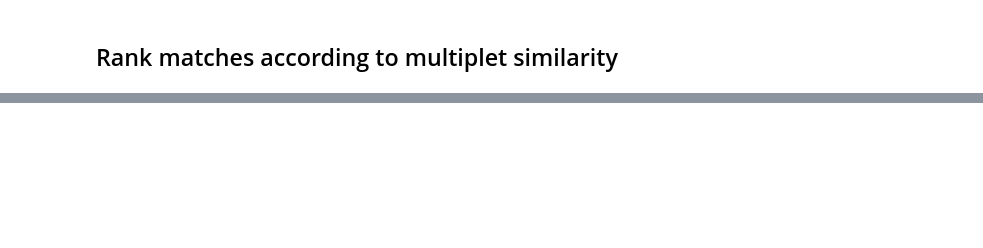
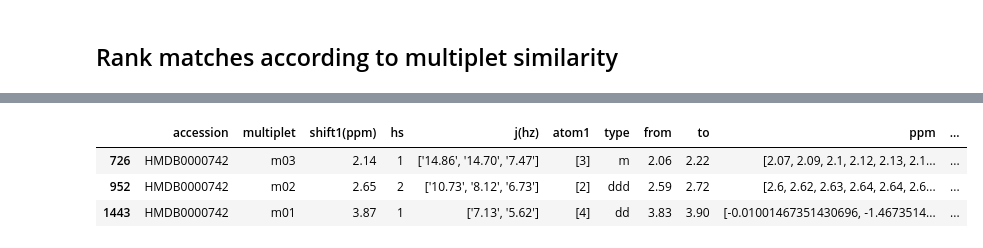
Before and after one commit to phenological/hmdb_utils, a Jupyter notebook: HMDB.ipynb, the cells around one changed output, grey strips where cells are left out. Cells and saved outputs as stored; diff of their text form; code cells hidden in the pictures; blank space fills up the shorter version.

```diff
--- a/HMDB.ipynb
+++ b/HMDB.ipynb
@@ -709,0 +855,7 @@ atom_counts = df['chemical_formula'].apply(count_atoms)
+# %%
+nmrdb[nmrdb['accession']=='HMDB0000742']
+# %% [output]
+|  | accession | multiplet | shift1(ppm) | hs | j(hz) | atom1 | type | from | to | ppm | ... |
+| 726 | HMDB0000742 | m03 | 2.14 | 1 | ['14.86', '14.70', '7.47'] | [3] | m | 2.06 | 2.22 | [2.07, 2.09, 2.1, 2.12, 2.13, 2.1... | ... |
+| 952 | HMDB0000742 | m02 | 2.65 | 2 | ['10.73', '8.12', '6.73'] | [2] | ddd | 2.59 | 2.72 | [2.6, 2.62, 2.63, 2.64, 2.64, 2.6... | ... |
+| 1443 | HMDB0000742 | m01 | 3.87 | 1 | ['7.13', '5.62'] | [4] | dd | 3.83 | 3.90 | [-0.01001467351430696, -1.4673514... | ... |
```
Also changed, not shown: parts of 31 cells of this notebook.
